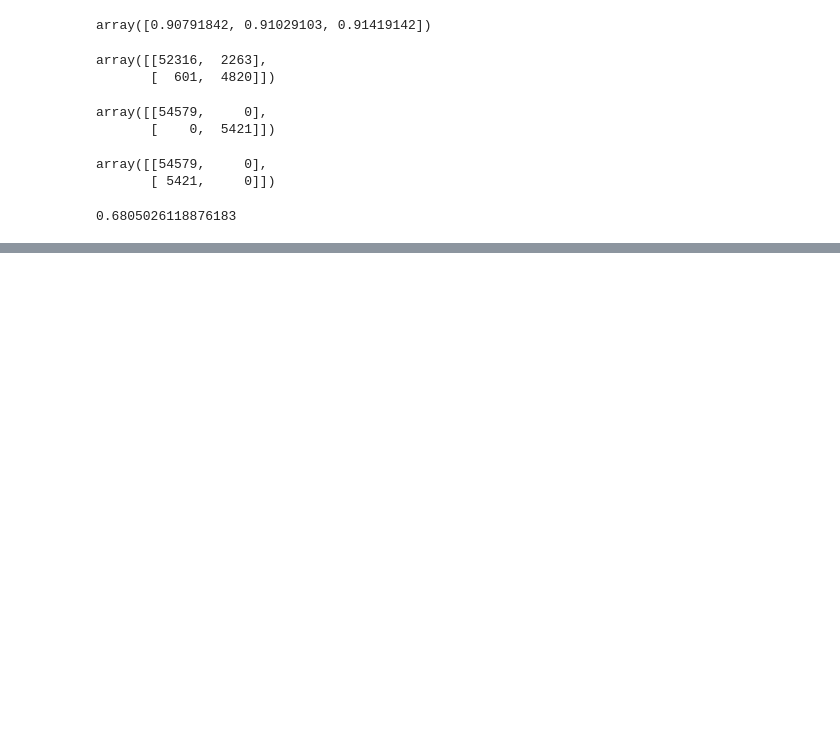
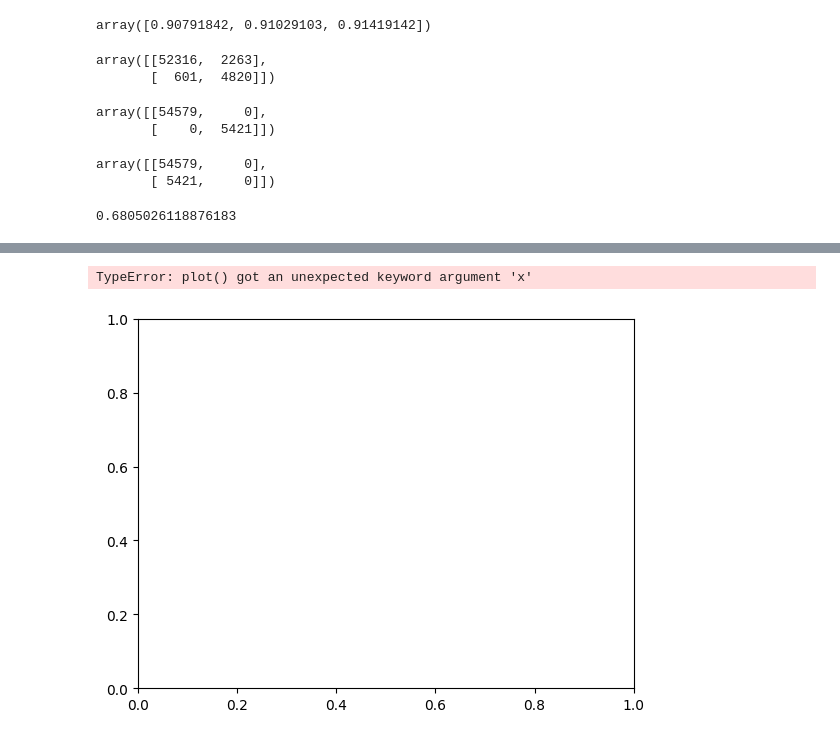
Before and after one commit to dakshkaura14-oss/Hands_on_Ml, a Jupyter notebook: MNIST_dataset/mnist.ipynb, the cells around one changed output, grey strips where cells are left out. Drawn from its saved outputs; the diff is of its cells as text; code cells hidden in the pictures; blank space fills up the shorter version.

```diff
--- a/MNIST_dataset/mnist.ipynb
+++ b/MNIST_dataset/mnist.ipynb
@@ -146,0 +198,6 @@ recall_score(y_train_5,y_train_pred)
+# %%
+plt.plot(recalls[:-1],precisions[:-1])
+plt.show()
+# %% [output]
+TypeError: plot() got an unexpected keyword argument 'x'
+[figure, added]
```
Also changed, not shown: parts of 9 cells of this notebook, 1 other file.
